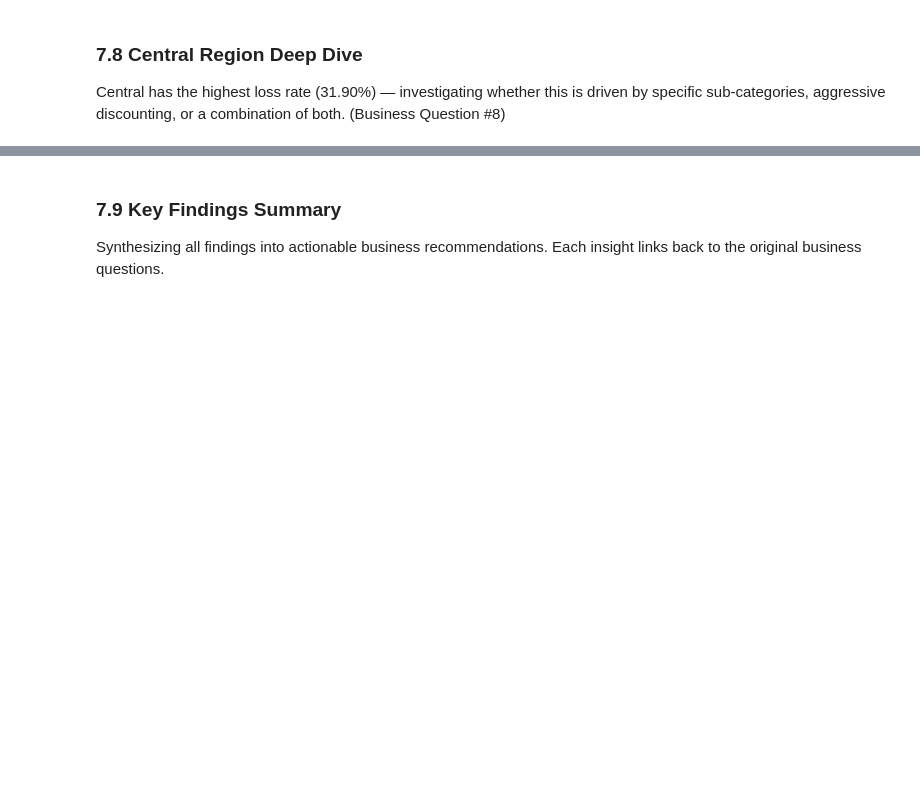
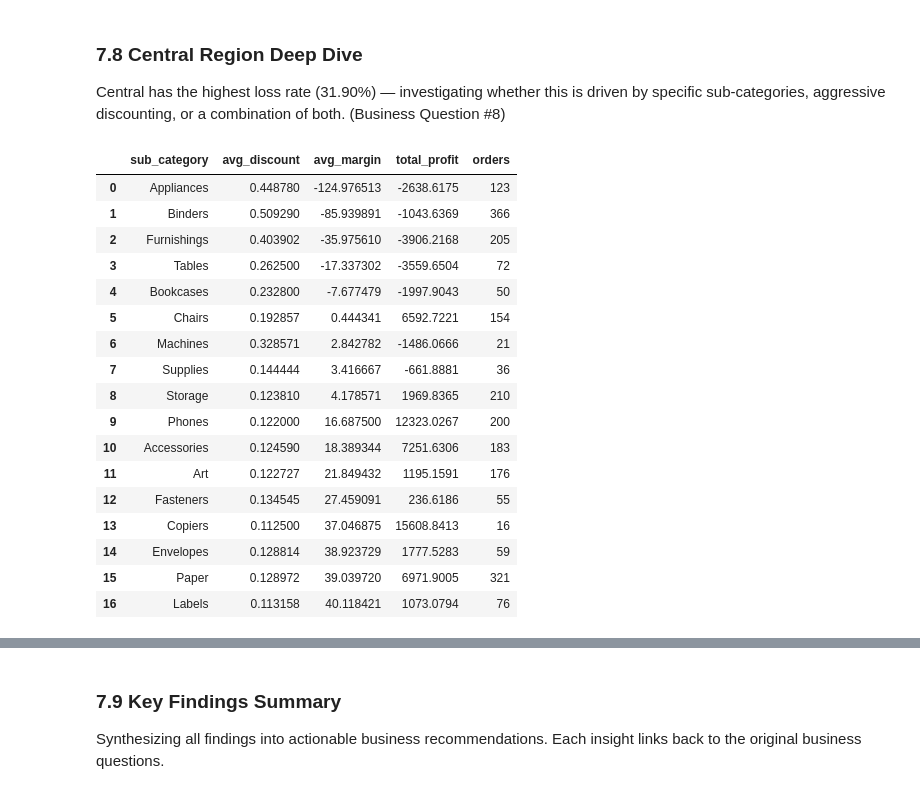
Before and after one commit to l7g/portfolio-data-analyst, a Jupyter notebook: practice/superstore_analysis/notebook.ipynb, the cells around one changed output, grey strips where cells are left out. Cells and saved outputs as stored; diff of their text form; code cells hidden in the pictures; blank space fills up the shorter version.

```diff
--- a/project-1-superstore/notebook.ipynb
+++ b/practice/superstore_analysis/notebook.ipynb
@@ -803,3 +900,38 @@ Appliances show negative margin despite moderate discounting, suggesting a struc
 # %% [markdown]
 ### 7.8 Central Region Deep Dive
 Central has the highest loss rate (31.90%) — investigating whether this is driven by specific sub-categories, aggressive discounting, or a combination of both. (Business Question #8)
+# %%
+central_data = superstore_clean[superstore_clean.region == 'Central']
+
+central_breakdown = (
+    central_data
+    .groupby('sub_category')
+    .agg(
+        avg_discount=('discount', 'mean'),
+        avg_margin=('profit_margin', 'mean'),
+        total_profit=('profit', 'sum'),
+        orders=('profit', 'count')
+    )
+    .sort_values('avg_margin')
+    .reset_index()
+)
+central_breakdown
+# %% [output]
+|  | sub_category | avg_discount | avg_margin | total_profit | orders |
+| 0 | Appliances | 0.448780 | -124.976513 | -2638.6175 | 123 |
+| 1 | Binders | 0.509290 | -85.939891 | -1043.6369 | 366 |
+| 2 | Furnishings | 0.403902 | -35.975610 | -3906.2168 | 205 |
+| 3 | Tables | 0.262500 | -17.337302 | -3559.6504 | 72 |
+| 4 | Bookcases | 0.232800 | -7.677479 | -1997.9043 | 50 |
+| 5 | Chairs | 0.192857 | 0.444341 | 6592.7221 | 154 |
+| 6 | Machines | 0.328571 | 2.842782 | -1486.0666 | 21 |
+| 7 | Supplies | 0.144444 | 3.416667 | -661.8881 | 36 |
+| 8 | Storage | 0.123810 | 4.178571 | 1969.8365 | 210 |
+| 9 | Phones | 0.122000 | 16.687500 | 12323.0267 | 200 |
+| 10 | Accessories | 0.124590 | 18.389344 | 7251.6306 | 183 |
+| 11 | Art | 0.122727 | 21.849432 | 1195.1591 | 176 |
+| 12 | Fasteners | 0.134545 | 27.459091 | 236.6186 | 55 |
+| 13 | Copiers | 0.112500 | 37.046875 | 15608.8413 | 16 |
+| 14 | Envelopes | 0.128814 | 38.923729 | 1777.5283 | 59 |
+| 15 | Paper | 0.128972 | 39.039720 | 6971.9005 | 321 |
+| 16 | Labels | 0.113158 | 40.118421 | 1073.0794 | 76 |
```
Also changed, not shown: parts of 8 cells of this notebook, 20 other files.
